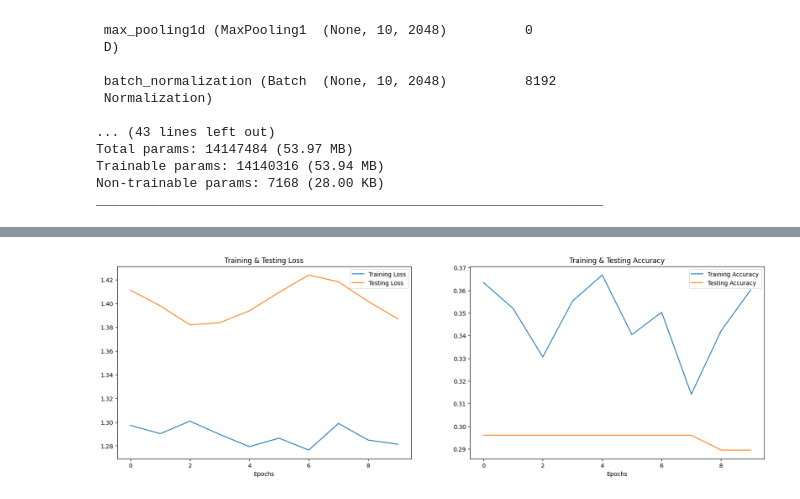
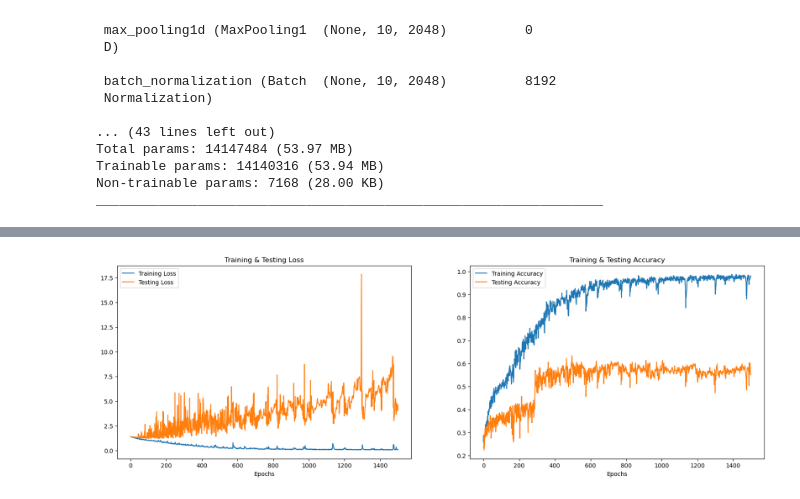
Before and after one commit to FahadAlkhudair/T5, a Jupyter notebook: main.ipynb, the cells around one changed output, grey strips where cells are left out. Drawn from its saved outputs; the diff is of its cells as text; code cells hidden in the pictures.

Commit message:
model speech to text

```diff
--- a/main.ipynb
+++ b/main.ipynb
@@ -42,6 +44,6 @@ warnings.filterwarnings("ignore", category=DeprecationWarning)
 # %%
 # Use the correct path for the dataset directory
-data = '/Users/irk2w/Desktop/T5/CUSTOM_DATASET/'
+data = '/Users/dell/Desktop/T5/T5/The final project/T5/CUSTOM_DATASET/'
 
 # Now use os.listdir to read the contents of the directory
 dir_list = os.listdir(data)
@@ -307,9 +330,8 @@ model.add(LSTM(256, return_sequences=True))
 model.add(LSTM(128))
 
 model.add(Dense(128, activation='relu'))
-model.add(Dropout(0.5))
-
-model.add(Dense(64, activation='relu'))
+model.add(Dropout(0.2))
+'''model.add(Dense(64, activation='relu'))
 model.add(Dropout(0.5))
 
 model.add(Dense(32, activation='relu'))
@@ -322,6 +344,8 @@ model.add(Dense(8, activation='relu'))
 model.add(Dropout(0.2))
 
 model.add(Dense(4, activation='softmax'))
+'''
+
 
 optimiser = tf.keras.optimizers.legacy.Adam(learning_rate=0.0001) # Here i used (tf.keras.optimizers.legacy.Adam) instead of(tf.keras.optimizers.Adam) because i run on m2 chip
 model.compile(optimizer=optimiser,
@@ -348,5 +376,5 @@ Trainable params: 14140316 (53.94 MB)
 Non-trainable params: 7168 (28.00 KB)
 _________________________________________________________________
 # %%
-history = model.fit(x_traincnn, y_train, batch_size=1028, epochs=10, validation_split= 0.2)
+history = model.fit(x_traincnn, y_train, batch_size=64, epochs=1500, validation_data=(x_testcnn, y_test))
 # %% [output]
@@ -378,26 +403,26 @@ Accuracy of our model on test data :  25.590550899505615 %
 # %%
-epochs = [i for i in range(10)]
+epochs = [i for i in range(1500)]
 fig , ax = plt.subplots(1,2)
 train_acc = history.history['accuracy']
 train_loss = history.history['loss']
 test_acc = history.history['val_accuracy']
 test_loss = history.history['val_loss']
 
 fig.set_size_inches(20,6)
 ax[0].plot(epochs , train_loss , label = 'Training Loss')
 ax[0].plot(epochs , test_loss , label = 'Testing Loss')
 ax[0].set_title('Training & Testing Loss')
 ax[0].legend()
 ax[0].set_xlabel("Epochs")
 
 ax[1].plot(epochs , train_acc , label = 'Training Accuracy')
 ax[1].plot(epochs , test_acc , label = 'Testing Accuracy')
 ax[1].set_title('Training & Testing Accuracy')
 ax[1].legend()
 ax[1].set_xlabel("Epochs")
 plt.show()
 # %% [output]
-[figure, old version]
+[figure, new version]
 # %%
 pred_test = model.predict(x_testcnn)
 y_pred = encoder.inverse_transform(pred_test)
```
Also changed, not shown: parts of 24 cells of this notebook, 2 other files.
